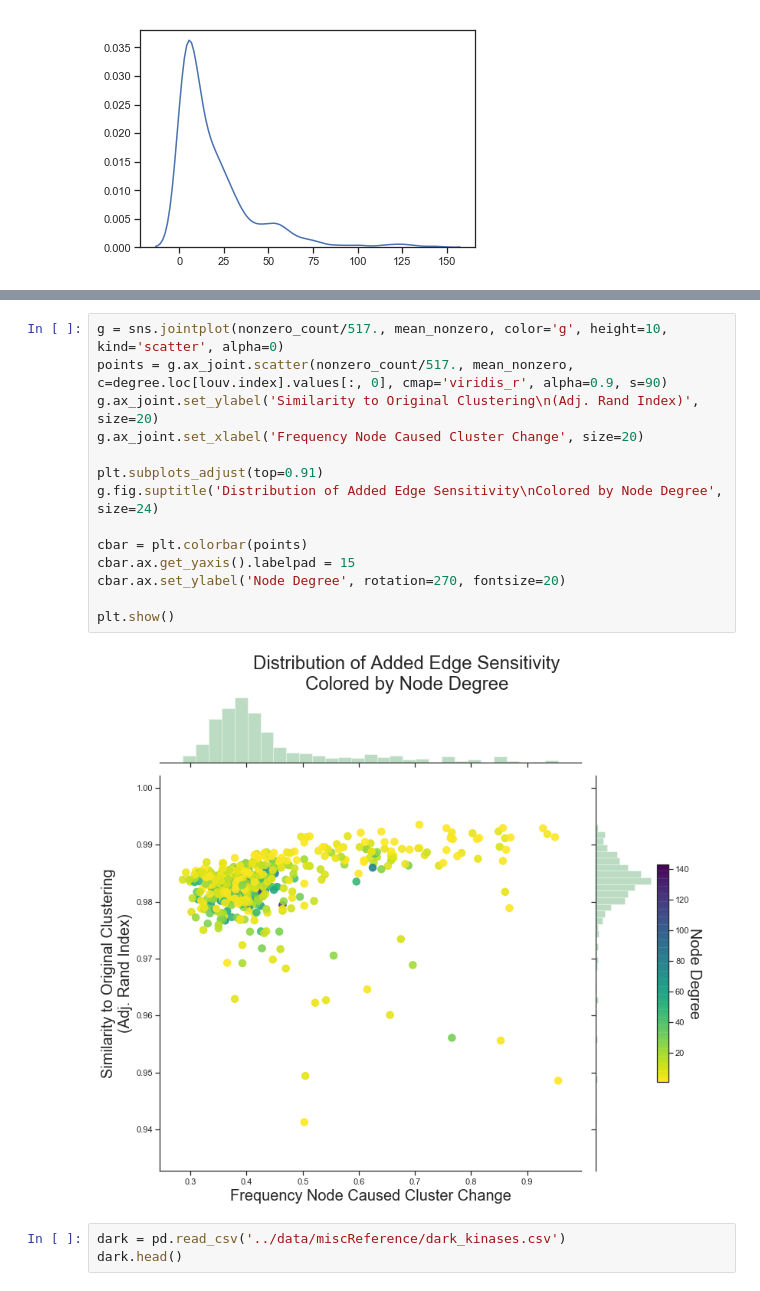
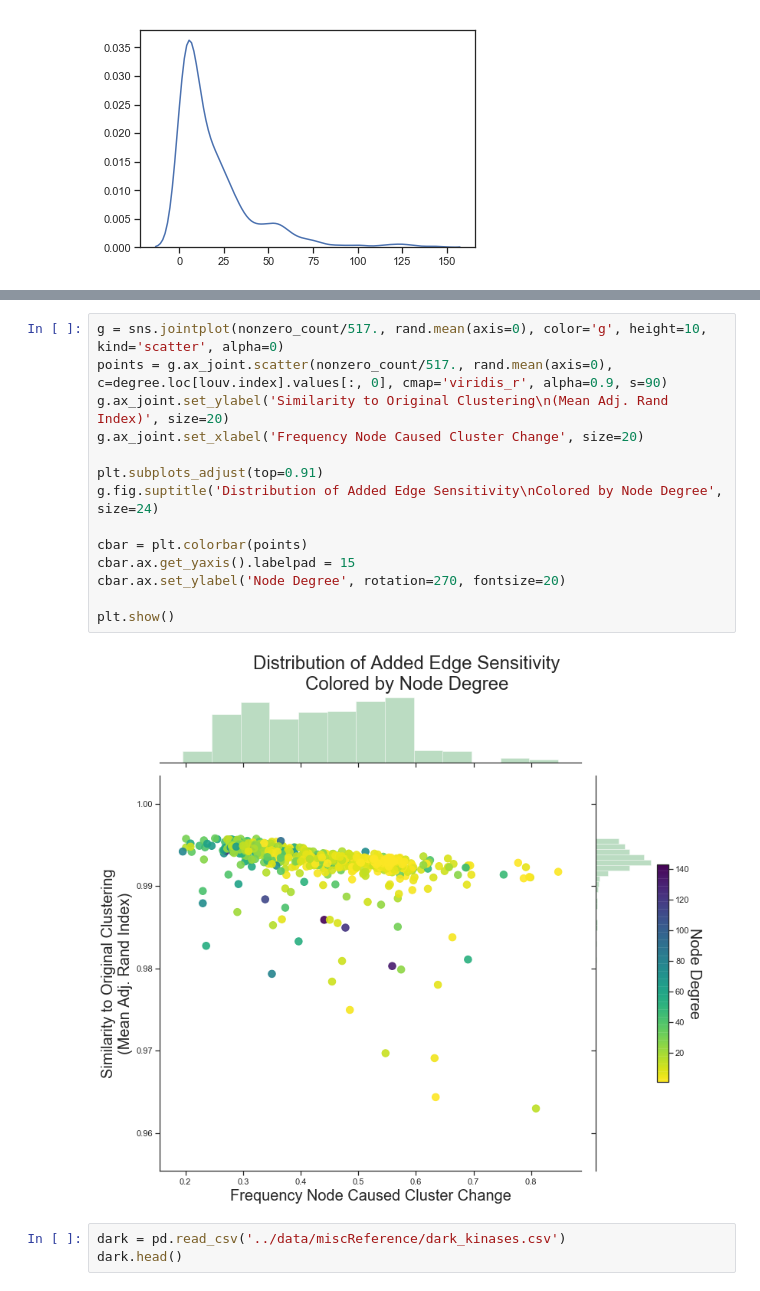
Before and after one commit to gomezlab/kinotypeClusteringAndRegression, a Jupyter notebook: src/network_11_analysisOfSensitivity.ipynb, the cells around one changed output, grey strips where cells are left out. Cells and saved outputs as stored; diff of their text form.

```diff
--- a/src/network_11_analysisOfSensitivity.ipynb
+++ b/src/network_11_analysisOfSensitivity.ipynb
@@ -95,19 +117,19 @@ plt.show()
 # %%
-g = sns.jointplot(nonzero_count/517., mean_nonzero, color='g', height=10, kind='scatter', alpha=0)
-points = g.ax_joint.scatter(nonzero_count/517., mean_nonzero, c=degree.loc[louv.index].values[:, 0], cmap='viridis_r', alpha=0.9, s=90)
-g.ax_joint.set_ylabel('Similarity to Original Clustering\n(Adj. Rand Index)', size=20)
+g = sns.jointplot(nonzero_count/517., rand.mean(axis=0), color='g', height=10, kind='scatter', alpha=0)
+points = g.ax_joint.scatter(nonzero_count/517., rand.mean(axis=0), c=degree.loc[louv.index].values[:, 0], cmap='viridis_r', alpha=0.9, s=90)
+g.ax_joint.set_ylabel('Similarity to Original Clustering\n(Mean Adj. Rand Index)', size=20)
 g.ax_joint.set_xlabel('Frequency Node Caused Cluster Change', size=20)
 
 plt.subplots_adjust(top=0.91)
 g.fig.suptitle('Distribution of Added Edge Sensitivity\nColored by Node Degree', size=24)
 
 cbar = plt.colorbar(points)
 cbar.ax.get_yaxis().labelpad = 15
 cbar.ax.set_ylabel('Node Degree', rotation=270, fontsize=20)
 
 plt.show()
 # %% [output]
-[figure, old version]
+[figure, new version]
 # %%
 dark = pd.read_csv('../data/miscReference/dark_kinases.csv')
 dark.head()
```
Also changed, not shown: parts of 23 cells of this notebook.
